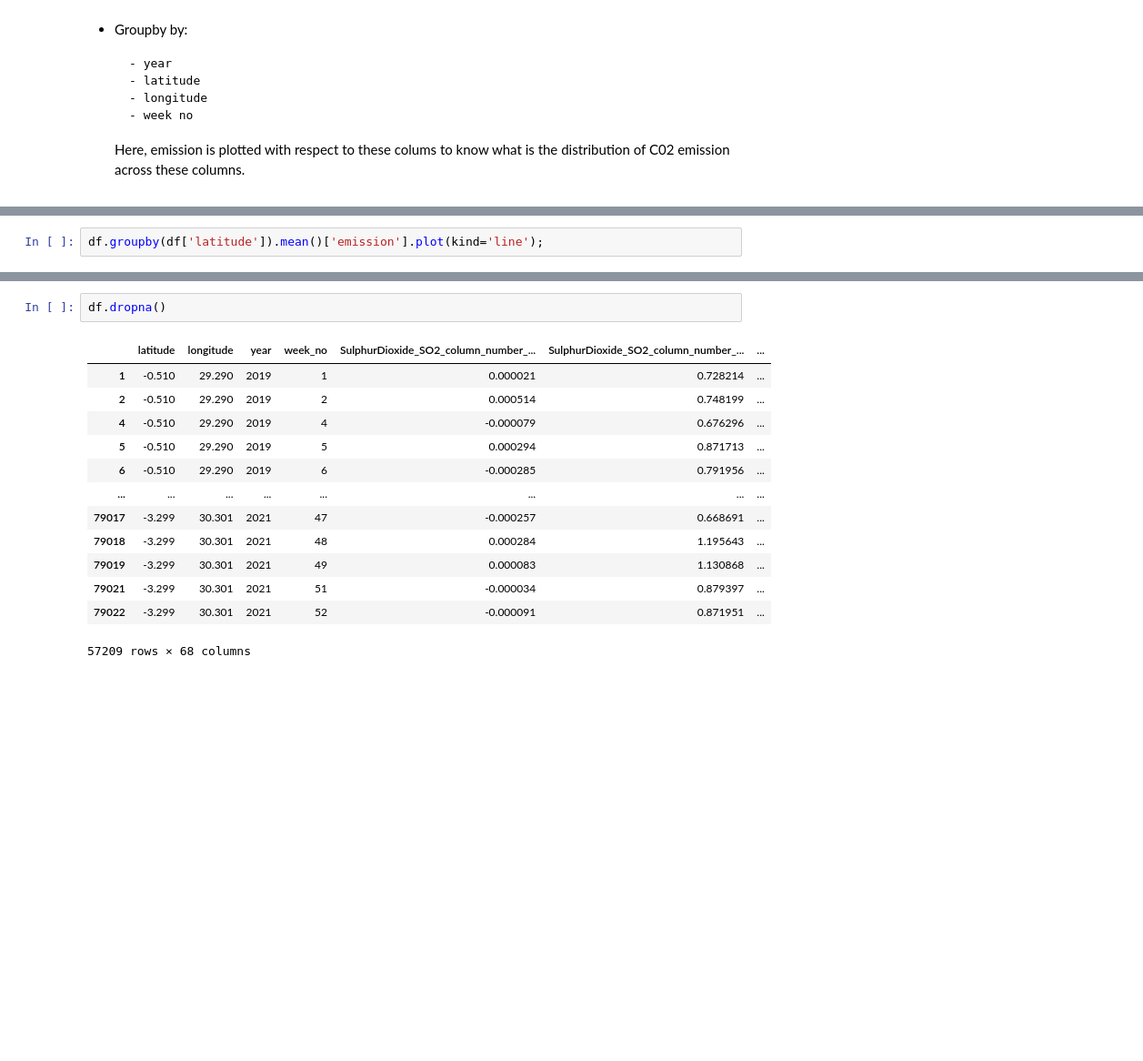
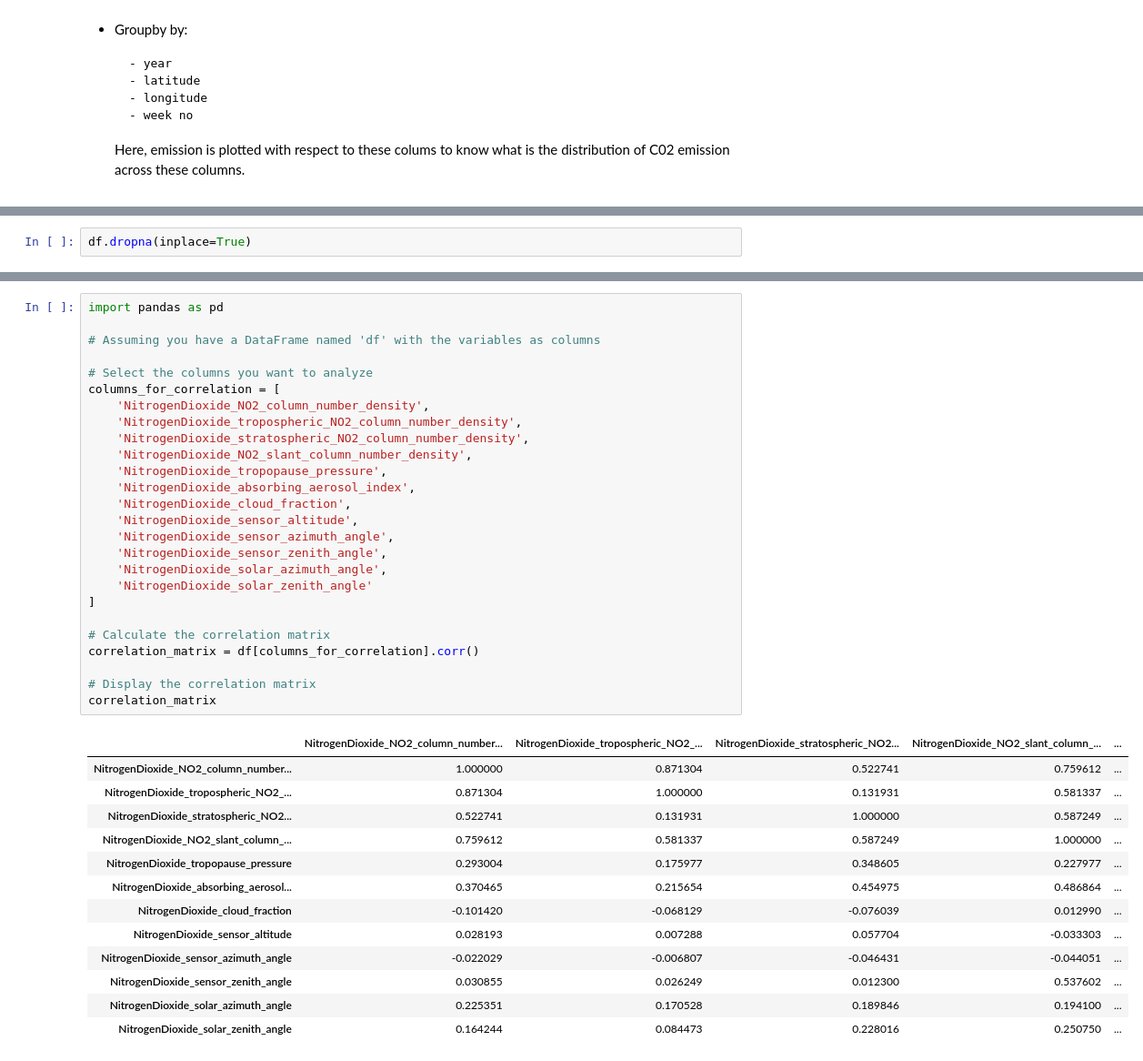
Before and after one commit to bibekebib/kaggle-Competitions, a Jupyter notebook: playground-series-s3e20/Predict CO2 Emissions in Rwanda.ipynb, the cells around one changed output, grey strips where cells are left out. Shown at 91% size. Cells and saved outputs as stored; diff of their text form; blank space fills up the shorter version.

```diff
--- a/playground-series-s3e20/Predict CO2 Emissions in Rwanda.ipynb
+++ b/playground-series-s3e20/Predict CO2 Emissions in Rwanda.ipynb
@@ -105,2 +135,2 @@ df.groupby(df['year']).mean()['emission'].plot(kind='bar');
 # %%
-df.groupby(df['latitude']).mean()['emission'].plot(kind='line');
+df.dropna(inplace=True)
@@ -117,16 +195,40 @@ df.groupby(df['week_no']).mean()['emission'].plot(kind='line');
 # %%
-df.dropna()
+import pandas as pd
+
+# Assuming you have a DataFrame named 'df' with the variables as columns
+
+# Select the columns you want to analyze
+columns_for_correlation = [
+    'NitrogenDioxide_NO2_column_number_density',
+    'NitrogenDioxide_tropospheric_NO2_column_number_density',
+    'NitrogenDioxide_stratospheric_NO2_column_number_density',
+    'NitrogenDioxide_NO2_slant_column_number_density',
+    'NitrogenDioxide_tropopause_pressure',
+    'NitrogenDioxide_absorbing_aerosol_index',
+    'NitrogenDioxide_cloud_fraction',
+    'NitrogenDioxide_sensor_altitude',
+    'NitrogenDioxide_sensor_azimuth_angle',
+    'NitrogenDioxide_sensor_zenith_angle',
+    'NitrogenDioxide_solar_azimuth_angle',
+    'NitrogenDioxide_solar_zenith_angle'
+]
+
+# Calculate the correlation matrix
+correlation_matrix = df[columns_for_correlation].corr()
+
+# Display the correlation matrix
+correlation_matrix
 # %% [output]
-|  | latitude | longitude | year | week_no | SulphurDioxide_SO2_column_number_... | SulphurDioxide_SO2_column_number_... | ... |
-| 1 | -0.510 | 29.290 | 2019 | 1 | 0.000021 | 0.728214 | ... |
-| 2 | -0.510 | 29.290 | 2019 | 2 | 0.000514 | 0.748199 | ... |
-| 4 | -0.510 | 29.290 | 2019 | 4 | -0.000079 | 0.676296 | ... |
-| 5 | -0.510 | 29.290 | 2019 | 5 | 0.000294 | 0.871713 | ... |
-| 6 | -0.510 | 29.290 | 2019 | 6 | -0.000285 | 0.791956 | ... |
-| ... | ... | ... | ... | ... | ... | ... | ... |
-| 79017 | -3.299 | 30.301 | 2021 | 47 | -0.000257 | 0.668691 | ... |
-| 79018 | -3.299 | 30.301 | 2021 | 48 | 0.000284 | 1.195643 | ... |
-| 79019 | -3.299 | 30.301 | 2021 | 49 | 0.000083 | 1.130868 | ... |
-| 79021 | -3.299 | 30.301 | 2021 | 51 | -0.000034 | 0.879397 | ... |
-| 79022 | -3.299 | 30.301 | 2021 | 52 | -0.000091 | 0.871951 | ... |
+|  | NitrogenDioxide_NO2_column_number... | NitrogenDioxide_tropospheric_NO2_... | NitrogenDioxide_stratospheric_NO2... | NitrogenDioxide_NO2_slant_column_... | ... |
+| NitrogenDioxide_NO2_column_number... | 1.000000 | 0.871304 | 0.522741 | 0.759612 | ... |
+| NitrogenDioxide_tropospheric_NO2_... | 0.871304 | 1.000000 | 0.131931 | 0.581337 | ... |
+| NitrogenDioxide_stratospheric_NO2... | 0.522741 | 0.131931 | 1.000000 | 0.587249 | ... |
+| NitrogenDioxide_NO2_slant_column_... | 0.759612 | 0.581337 | 0.587249 | 1.000000 | ... |
+| NitrogenDioxide_tropopause_pressure | 0.293004 | 0.175977 | 0.348605 | 0.227977 | ... |
+| NitrogenDioxide_absorbing_aerosol... | 0.370465 | 0.215654 | 0.454975 | 0.486864 | ... |
+| NitrogenDioxide_cloud_fraction | -0.101420 | -0.068129 | -0.076039 | 0.012990 | ... |
+| NitrogenDioxide_sensor_altitude | 0.028193 | 0.007288 | 0.057704 | -0.033303 | ... |
+| NitrogenDioxide_sensor_azimuth_angle | -0.022029 | -0.006807 | -0.046431 | -0.044051 | ... |
+| NitrogenDioxide_sensor_zenith_angle | 0.030855 | 0.026249 | 0.012300 | 0.537602 | ... |
+| NitrogenDioxide_solar_azimuth_angle | 0.225351 | 0.170528 | 0.189846 | 0.194100 | ... |
+| NitrogenDioxide_solar_zenith_angle | 0.164244 | 0.084473 | 0.228016 | 0.250750 | ... |
-57209 rows × 68 columns
```
Also changed, not shown: parts of 5 cells of this notebook.
